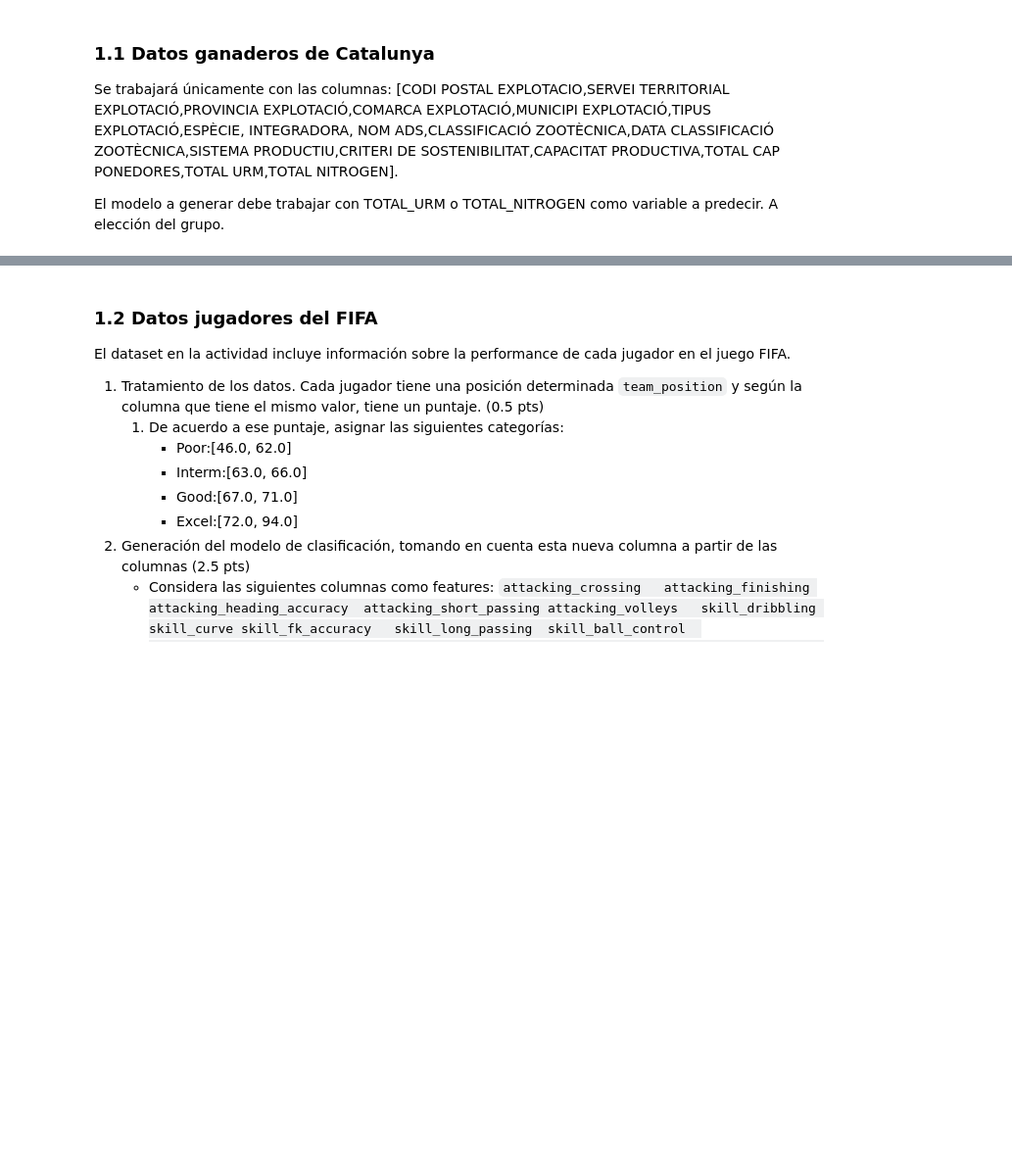
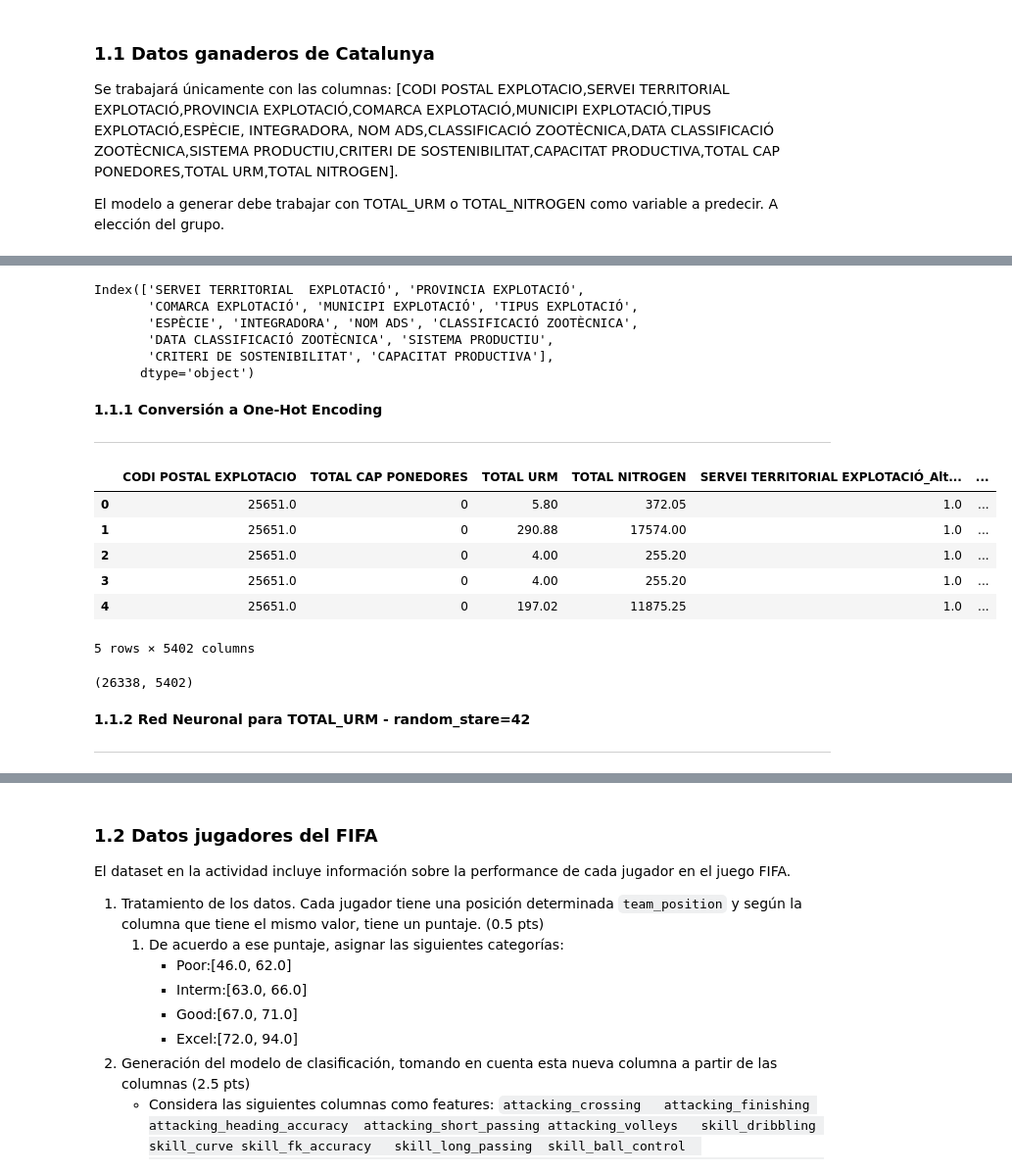
Before and after one commit to farodri03/T.Invest.-ML, a Jupyter notebook: Actividad_2-ML/ml_actividad02.ipynb, the cells around one changed output, grey strips where cells are left out. Shown: that part at 98% size. Cells and saved outputs as stored; diff of their text form; code cells hidden in the pictures; blank space fills up the shorter version.

```diff
--- a/Actividad_2-ML/ml_actividad02.ipynb
+++ b/Actividad_2-ML/ml_actividad02.ipynb
@@ -65,0 +61,14 @@ El modelo a generar debe trabajar con TOTAL_URM o TOTAL_NITROGEN como variable a
+# %%
+import pandas as pd
+
+data = pd.read_csv('carga_ganadera.csv')
+
+columnas = [
+    'CODI POSTAL EXPLOTACIO', 'SERVEI TERRITORIAL  EXPLOTACIÓ', 'PROVINCIA EXPLOTACIÓ',
+    'COMARCA EXPLOTACIÓ', 'MUNICIPI EXPLOTACIÓ', 'TIPUS EXPLOTACIÓ', 'ESPÈCIE',
+    'INTEGRADORA', 'NOM ADS', 'CLASSIFICACIÓ ZOOTÈCNICA', 'DATA CLASSIFICACIÓ ZOOTÈCNICA',
+    'SISTEMA PRODUCTIU', 'CRITERI DE SOSTENIBILITAT', 'CAPACITAT PRODUCTIVA',
+    'TOTAL CAP PONEDORES', 'TOTAL URM', 'TOTAL NITROGEN'
+]
+
+data = data[columnas]
@@ -65,0 +95,46 @@ El modelo a generar debe trabajar con TOTAL_URM o TOTAL_NITROGEN como variable a
+# %%
+categorical_columns = data.select_dtypes(include=['object']).columns
+categorical_columns
+# %% [output]
+Index(['SERVEI TERRITORIAL  EXPLOTACIÓ', 'PROVINCIA EXPLOTACIÓ',
+       'COMARCA EXPLOTACIÓ', 'MUNICIPI EXPLOTACIÓ', 'TIPUS EXPLOTACIÓ',
+       'ESPÈCIE', 'INTEGRADORA', 'NOM ADS', 'CLASSIFICACIÓ ZOOTÈCNICA',
+       'DATA CLASSIFICACIÓ ZOOTÈCNICA', 'SISTEMA PRODUCTIU',
+       'CRITERI DE SOSTENIBILITAT', 'CAPACITAT PRODUCTIVA'],
+      dtype='object')
+# %% [markdown]
+**1.1.1 Conversión a One-Hot Encoding**
+___
+# %%
+# 1.1.1 Convertir las columnas categóricas a one-hot encoding. (1 ptos)
+
+from sklearn.preprocessing import OneHotEncoder
+
+x_categorical = data[categorical_columns]
+encoder = OneHotEncoder(handle_unknown='ignore')
+
+x_encoded = encoder.fit_transform(x_categorical)
+
+categorical_encoded_columns = [
+    f'{col}_{cat}' for i, col in enumerate(x_categorical.columns) for cat in encoder.categories_[i]
+]
+
+x_encoded_df = pd.DataFrame(x_encoded.toarray(), columns=categorical_encoded_columns)
+df = pd.concat([data.drop(columns=categorical_columns), x_encoded_df], axis=1)
+
+df.head()
+# %% [output]
+|  | CODI POSTAL EXPLOTACIO | TOTAL CAP PONEDORES | TOTAL URM | TOTAL NITROGEN | SERVEI TERRITORIAL EXPLOTACIÓ_Alt... | ... |
+| 0 | 25651.0 | 0 | 5.80 | 372.05 | 1.0 | ... |
+| 1 | 25651.0 | 0 | 290.88 | 17574.00 | 1.0 | ... |
+| 2 | 25651.0 | 0 | 4.00 | 255.20 | 1.0 | ... |
+| 3 | 25651.0 | 0 | 4.00 | 255.20 | 1.0 | ... |
+| 4 | 25651.0 | 0 | 197.02 | 11875.25 | 1.0 | ... |
+5 rows × 5402 columns
+# %%
+df.shape
+# %% [output]
+(26338, 5402)
+# %% [markdown]
+**1.1.2 Red Neuronal para TOTAL_URM  -  random_stare=42**
+___
```
Also changed, not shown: parts of 16 cells of this notebook, 1 other file.
